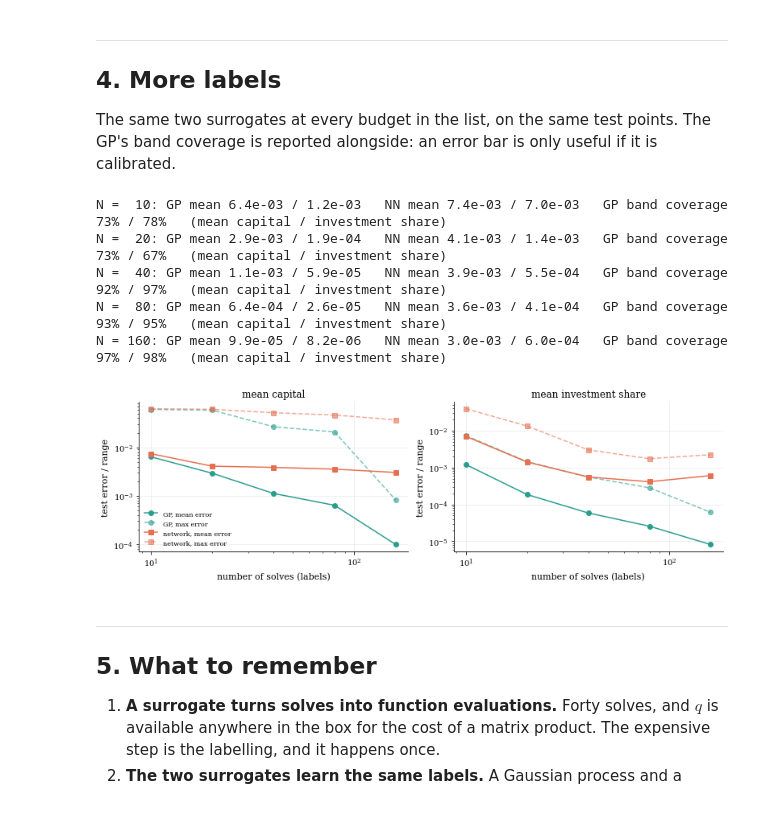
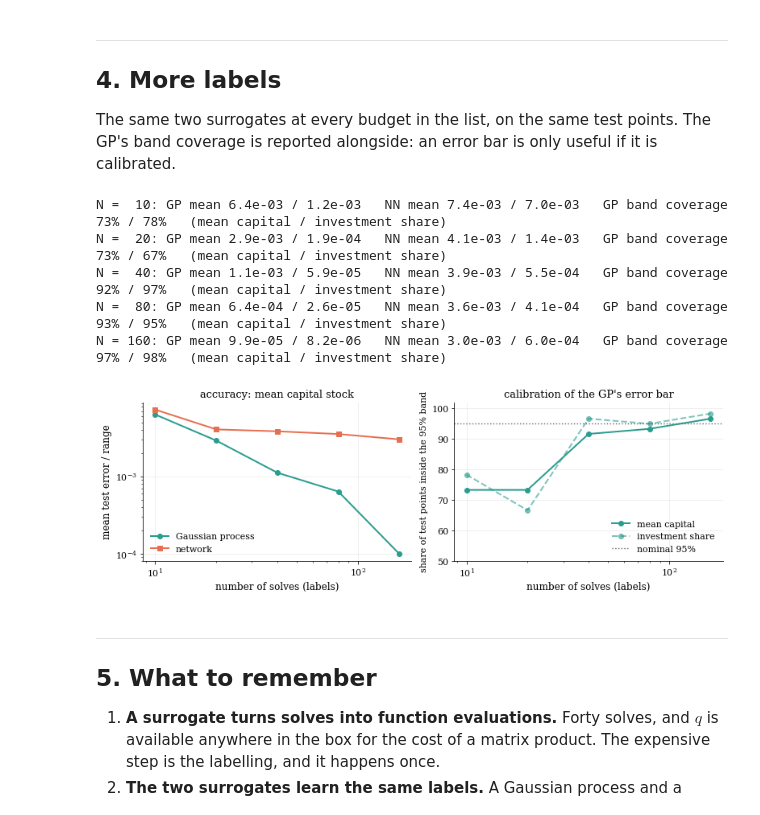
Before and after one commit to sischei/deep_learning_padova_0926, a Jupyter notebook: day2/code/06_surrogates_and_gps/06_01_Surrogates_The_Idea.ipynb, the cells around one changed output. Drawn from its saved outputs; the diff is of its cells as text; code cells hidden in the pictures.

Commit message:
Session 6: slide 23 rebuilt around accuracy and calibration versus labels; active learning on the Runge function with a fixed kernel

```diff
--- a/day2/code/06_surrogates_and_gps/06_01_Surrogates_The_Idea.ipynb
+++ b/day2/code/06_surrogates_and_gps/06_01_Surrogates_The_Idea.ipynb
@@ -238,33 +238,37 @@ coverage is reported alongside: an error bar is only useful if it is calibrated.
 # %%
 rows = []
 for N in N_LABELS:
     gp_N = GPSurrogate().fit(theta_design[:N], q_design[:N])
     nn_N = NNSurrogate().fit(theta_design[:N], q_design[:N])
     mg, sg = gp_N.predict(theta_test, return_std=True)
     mn = nn_N.predict(theta_test)
     eg, en = errors(mg, q_test), errors(mn, q_test)
     cov = np.mean(np.abs(mg - q_test) <= 1.96 * sg, axis=0)
     rows.append((N, eg[0], eg[1], en[0], en[1], cov))
     print(f"N = {N:>3d}: GP mean {eg[0][0]:.1e} / {eg[0][1]:.1e}   NN mean {en[0][0]:.1e} / {en[0][1]:.1e}   "
           f"GP band coverage {100*cov[0]:.0f}% / {100*cov[1]:.0f}%   (mean capital / investment share)")
 
-fig, axes = plt.subplots(1, 2, figsize=(11, 3.6))
+fig, axes = plt.subplots(1, 2, figsize=(11, 3.8))
 Ns = [r[0] for r in rows]
-for j, ax in enumerate(axes):
-    ax.loglog(Ns, [r[1][j] for r in rows], "o-", color=C_GP, label="GP, mean error")
-    ax.loglog(Ns, [r[2][j] for r in rows], "o--", color=C_GP, alpha=0.6, label="GP, max error")
-    ax.loglog(Ns, [r[3][j] for r in rows], "s-", color=C_NN, label="network, mean error")
-    ax.loglog(Ns, [r[4][j] for r in rows], "s--", color=C_NN, alpha=0.6, label="network, max error")
-    ax.set_xlabel("number of solves (labels)"); ax.set_ylabel("test error / range"); ax.set_title(QOI_NAMES[j])
-axes[0].legend(frameon=False, fontsize=8)
+ax = axes[0]
+ax.loglog(Ns, [r[1][0] for r in rows], "o-", color=C_GP, lw=2, ms=6, label="Gaussian process")
+ax.loglog(Ns, [r[3][0] for r in rows], "s-", color=C_NN, lw=2, ms=6, label="network")
+ax.set_xlabel("number of solves (labels)", fontsize=12); ax.set_ylabel("mean test error / range", fontsize=12)
+ax.set_title("accuracy: mean capital stock", fontsize=13); ax.legend(frameon=False, fontsize=11); ax.tick_params(labelsize=11)
+ax = axes[1]
+ax.semilogx(Ns, [100 * r[5][0] for r in rows], "o-", color=C_GP, lw=2, ms=6, label="mean capital")
+ax.semilogx(Ns, [100 * r[5][1] for r in rows], "o--", color=C_GP, lw=2, ms=6, alpha=0.6, label="investment share")
+ax.axhline(95, color="0.4", ls=":", lw=1.4, label="nominal 95%")
+ax.set_ylim(50, 102); ax.set_xlabel("number of solves (labels)", fontsize=12); ax.set_ylabel("share of test points inside the 95% band", fontsize=11)
+ax.set_title("calibration of the GP's error bar", fontsize=13); ax.legend(frameon=False, fontsize=11, loc="lower right"); ax.tick_params(labelsize=11)
 fig.tight_layout(); savefig(fig, "surrogate_primer_error_vs_n"); plt.show()
 # %% [output]
 N =  10: GP mean 6.4e-03 / 1.2e-03   NN mean 7.4e-03 / 7.0e-03   GP band coverage 73% / 78%   (mean capital / investment share)
 N =  20: GP mean 2.9e-03 / 1.9e-04   NN mean 4.1e-03 / 1.4e-03   GP band coverage 73% / 67%   (mean capital / investment share)
 N =  40: GP mean 1.1e-03 / 5.9e-05   NN mean 3.9e-03 / 5.5e-04   GP band coverage 92% / 97%   (mean capital / investment share)
 N =  80: GP mean 6.4e-04 / 2.6e-05   NN mean 3.6e-03 / 4.1e-04   GP band coverage 93% / 95%   (mean capital / investment share)
 N = 160: GP mean 9.9e-05 / 8.2e-06   NN mean 3.0e-03 / 6.0e-04   GP band coverage 97% / 98%   (mean capital / investment share)
-[figure, old version]
+[figure, new version]
 # %% [markdown]
 ---
 ## 5. What to remember
```
Also changed, not shown: parts of 4 cells of this notebook, 10 other files.
